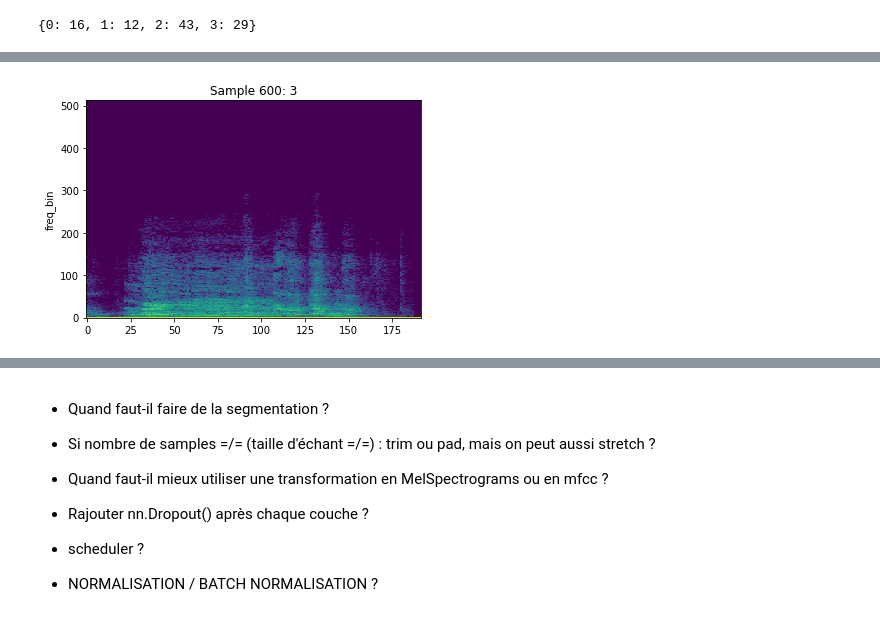
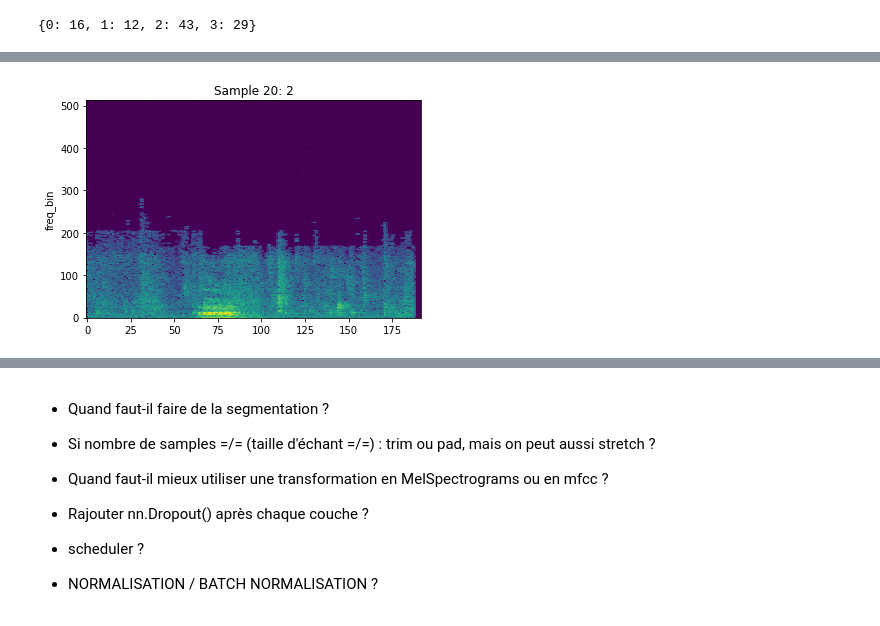
Before and after one commit to marie678/PigAudios, a Jupyter notebook: CNN_PigAudios_NewArch_CrossVal.ipynb, the cells around one changed output, grey strips where cells are left out. Cells and saved outputs as stored; diff of their text form; code cells hidden in the pictures.

```diff
--- a/CNN_PigAudios_NewArch_CrossVal.ipynb
+++ b/CNN_PigAudios_NewArch_CrossVal.ipynb
@@ -348,11 +340,11 @@ IPython.display.Audio(waveform, rate=sample_rate)
 # %%
-i = 600
+i = 20
 waveform, sample_rate, label, _ = train_dataset[i]
 plot_spectrogram(torchaudio.transforms.Spectrogram(n_fft=n_fft)(waveform).squeeze(), title=f"Sample {i}: {label}")
 IPython.display.Audio(waveform, rate=sample_rate)
 # %% [output]
 [interactive output not drawn]
-[figure, old version]
+[figure, new version]
 # %%
 # Same as before
 i = 600
```
Also changed, not shown: parts of 21 cells of this notebook, 1 other file.
